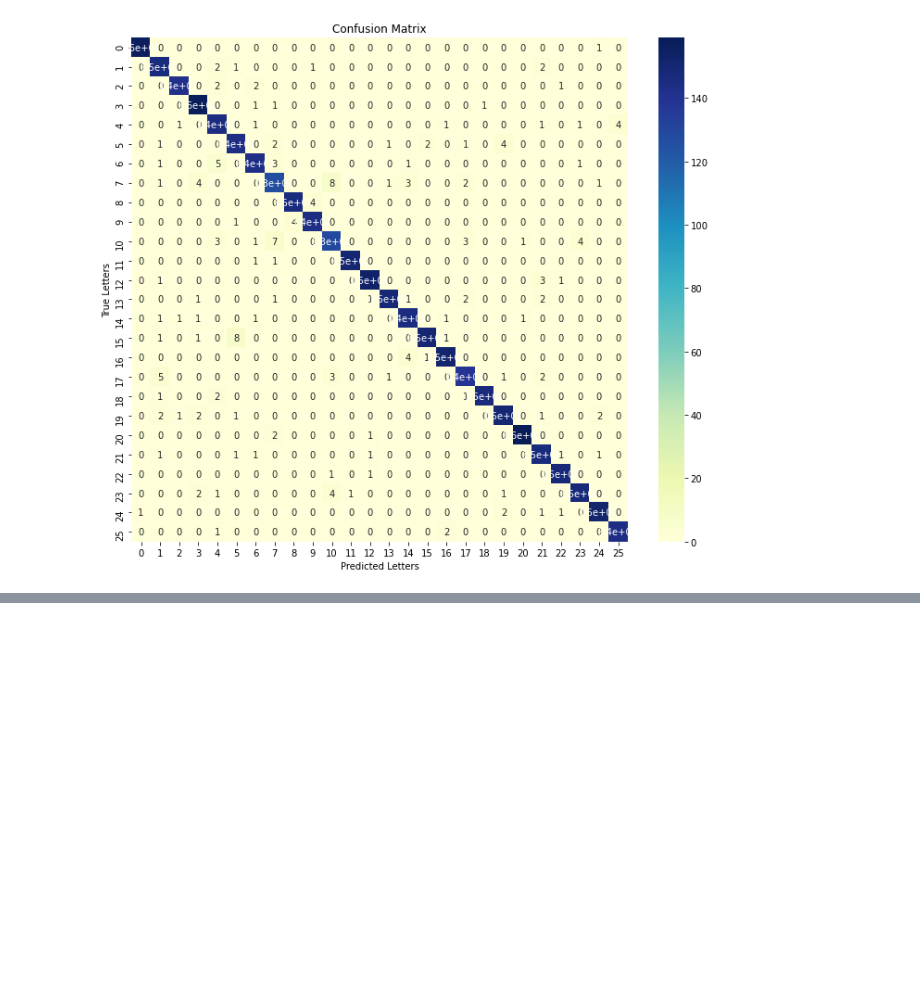
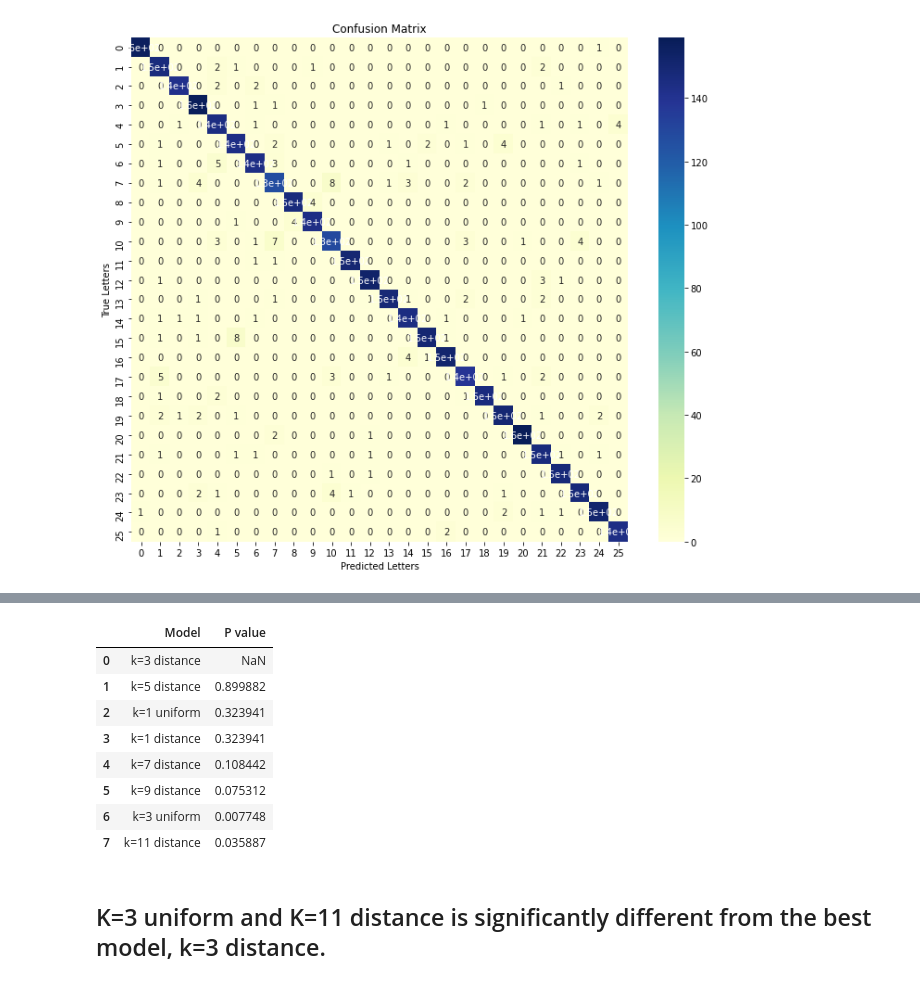
Before and after one commit to MChengW/cogs109_finalproject_2021, a Jupyter notebook: Yuan.ipynb, the cells around one changed output, grey strips where cells are left out. Cells and saved outputs as stored; diff of their text form; code cells hidden in the pictures; blank space fills up the shorter version.

```diff
--- a/Yuan.ipynb
+++ b/Yuan.ipynb
@@ -63,8 +63,8 @@ X_train, X_test, Y_train, Y_test = train_test_split(X, Y, train_size = 0.8,
 # %% [markdown]
 # KNN
 # %%
-K_knn = np.arange(1, 57, 2)
-K_knn
+Ks = np.arange(1, 57, 2)
+Ks
 # %% [output]
 array([ 1,  3,  5,  7,  9, 11, 13, 15, 17, 19, 21, 23, 25, 27, 29, 31, 33,
        35, 37, 39, 41, 43, 45, 47, 49, 51, 53, 55])
@@ -74,7 +74,7 @@ pipe = Pipeline([('knn', KNeighborsClassifier())])
 
 search_space = [{'knn': [KNeighborsClassifier()],
                  'knn__weights': ['uniform', 'distance'],
-                 'knn__n_neighbors': K_knn}
+                 'knn__n_neighbors': Ks}
                 ]
 
 search = GridSearchCV(pipe, search_space, cv = StratifiedKFold(n_splits=5),
@@ -143,0 +193,25 @@ Name: letter, dtype: int64
+# %%
+d = {'Model': ['k=3 distance', 'k=5 distance','k=1 uniform','k=1 distance',
+             'k=7 distance', 'k=9 distance', 'k=3 uniform', 'k=11 distance'],
+    'P value': [stats.ttest_rel(knn_3_dis, knn_3_dis)[1],
+                 stats.ttest_rel(knn_3_dis, knn_5_dis)[1],
+                 stats.ttest_rel(knn_3_dis, knn_1_uni)[1],
+                 stats.ttest_rel(knn_3_dis, knn_1_dis)[1],
+                 stats.ttest_rel(knn_3_dis, knn_7_dis)[1],
+                 stats.ttest_rel(knn_3_dis, knn_9_dis)[1],
+                 stats.ttest_rel(knn_3_dis, knn_3_uni)[1],
+                 stats.ttest_rel(knn_3_dis, knn_11_dis)[1]]}
+df_t_test = pd.DataFrame(d)
+df_t_test
+# %% [output]
+|  | Model | P value |
+| 0 | k=3 distance | NaN |
+| 1 | k=5 distance | 0.899882 |
+| 2 | k=1 uniform | 0.323941 |
+| 3 | k=1 distance | 0.323941 |
+| 4 | k=7 distance | 0.108442 |
+| 5 | k=9 distance | 0.075312 |
+| 6 | k=3 uniform | 0.007748 |
+| 7 | k=11 distance | 0.035887 |
+# %% [markdown]
+## K=3 uniform and K=11 distance is significantly different from the best model, k=3 distance.
```
Also changed, not shown: parts of 8 cells of this notebook.
